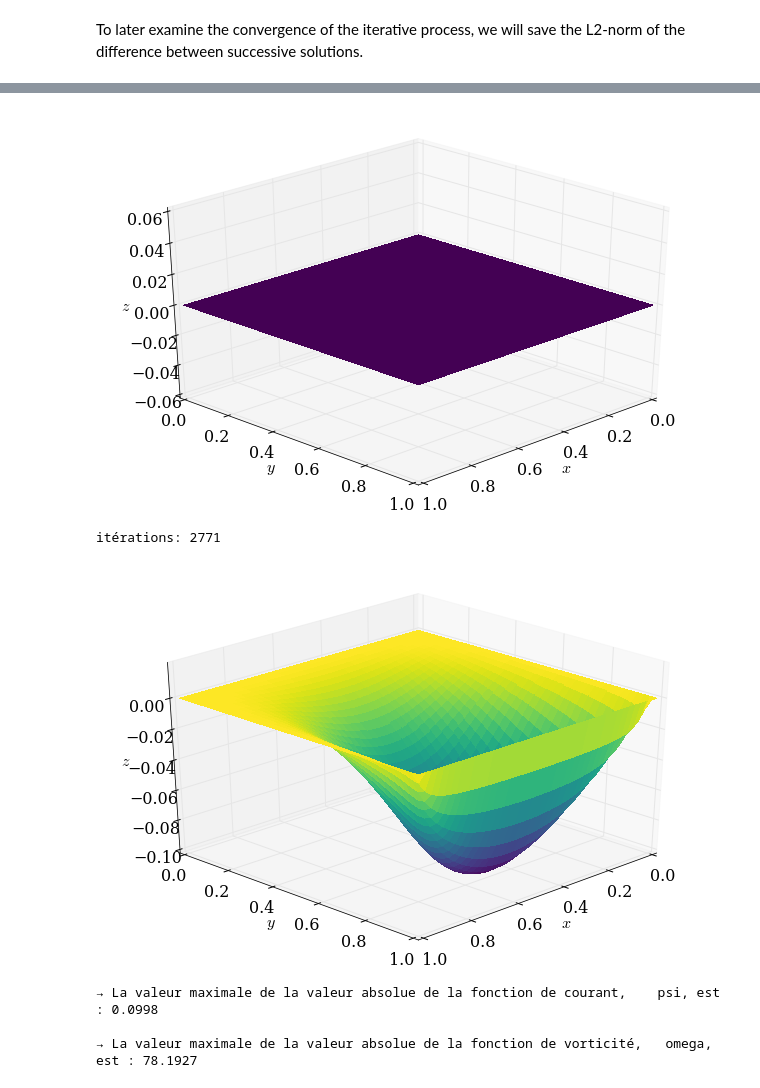
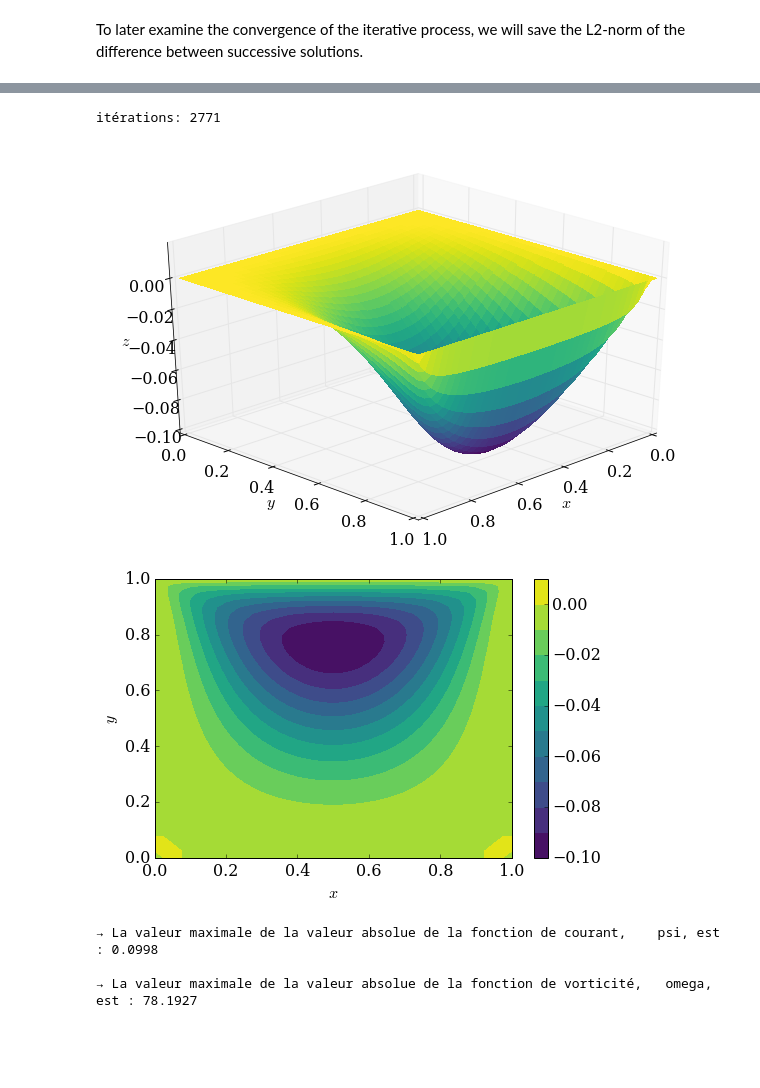
Before and after one commit to ServranckxChristophe/numerical-mooc, a Jupyter notebook: working/Stokes_flow.ipynb, the cells around one changed output, grey strips where cells are left out. Cells and saved outputs as stored; diff of their text form; code cells hidden in the pictures; blank space fills up the shorter version.

Commit message:
Suite : réalisation du graphique 2d et graphique de convergence + réecriture abrégé de partie de code

```diff
--- a/working/Stokes_flow.ipynb
+++ b/working/Stokes_flow.ipynb
@@ -260,6 +260,7 @@ def laplace2d(om, psi, dx, dy, l1_target):
     psid = numpy.empty_like(psi)
     iterations = 0
     l1_conv=[]
+    l1_conv2=[]
 
     while norme_psi > l1_target and norme_om > l1_target:
         omn = om.copy()
@@ -292,10 +293,11 @@ def laplace2d(om, psi, dx, dy, l1_target):
         norme_psi = L1norm(psi,psid)
         norme_om  = L1norm(om,omn)
         iterations += 1
-        l1_conv.append(norme_psi)
+        l1_conv.append(norme_om)
+        l1_conv2.append(norme_psi)
 
     print('itérations: {0:d}'.format(iterations))
-    return psi, om, l1_conv
+    return psi, om, l1_conv, l1_conv2
 # %%
 def plot_3D(x, y, p):
     '''Creates 3D plot with appropriate limits and viewing angle
@@ -339,7 +341,17 @@ psi = numpy.zeros((ny,nx)) ##
 om  = numpy.zeros((ny,nx))
 
 # Bord supérieur
-om[-1,:] = (-0.5/(dy**2))*(8*psi[-2,:]-psi[-3,:])-(3/dy)
+om[-1,:] = -0.5/(dy**2)*(8*psi[-2,:]-psi[-3,:])-(3/dy)
+
+# Bord inférieur
+om[0,:] = -0.5/(dy**2)*(8*psi[1,:]-psi[2,:])
+
+# Bord droit
+om[:,-1] = -0.5/(dy**2)*(8*psi[:,-2]-psi[:,-3])
+
+# Bord gauche
+om[:,0] = -0.5/(dy**2)*(8*psi[:,1]-psi[:,2])
+
 
 #plotting aids
 x = numpy.linspace(0,l,nx)
@@ -347,15 +364,19 @@ y = numpy.linspace(0,h,ny)
+# %%
+psi, om, l1_conv, l1_conv2= laplace2d(om.copy(), psi.copy(), dx, dy, l1_target)
+# %% [output]
+itérations: 2771
 # %%
 plot_3D(x,y,psi)
 # %% [output]
-[figure, old version]
+[figure, new version]
-# %%
-psi, om, l1_conv= laplace2d(om.copy(), psi.copy(), dx, dy, l1_target)
-# %% [output]
-itérations: 2771
-# %%
-plot_3D(x,y,psi)
-# %% [output]
-[figure, removed]
+# %%
+pyplot.figure(figsize=(8,5))
+pyplot.contourf(x,y,psi,10,cmap=cm.viridis)
+pyplot.xlabel('$x$')
+pyplot.ylabel('$y$')
+pyplot.colorbar();
+# %% [output]
+[figure, added]
 # %%
 psi_max = 0
 om_max = 0
```
Also changed, not shown: parts of 4 cells of this notebook.
